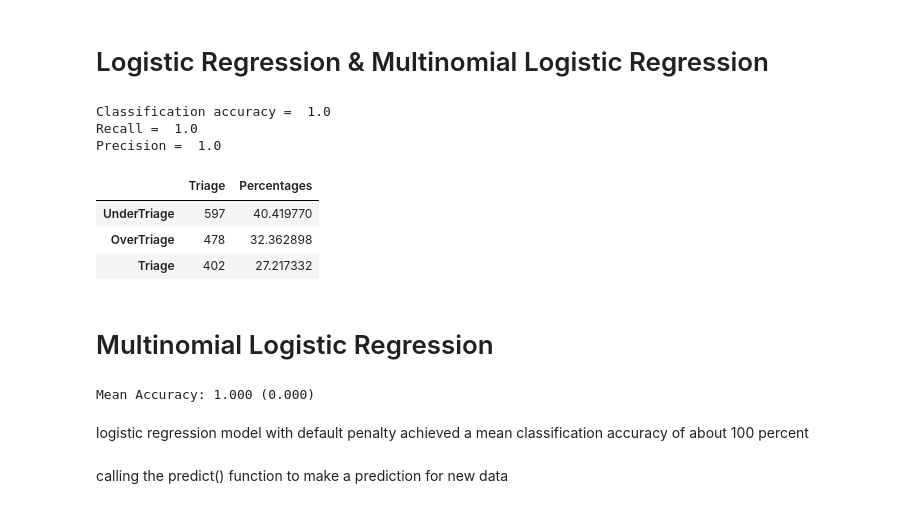
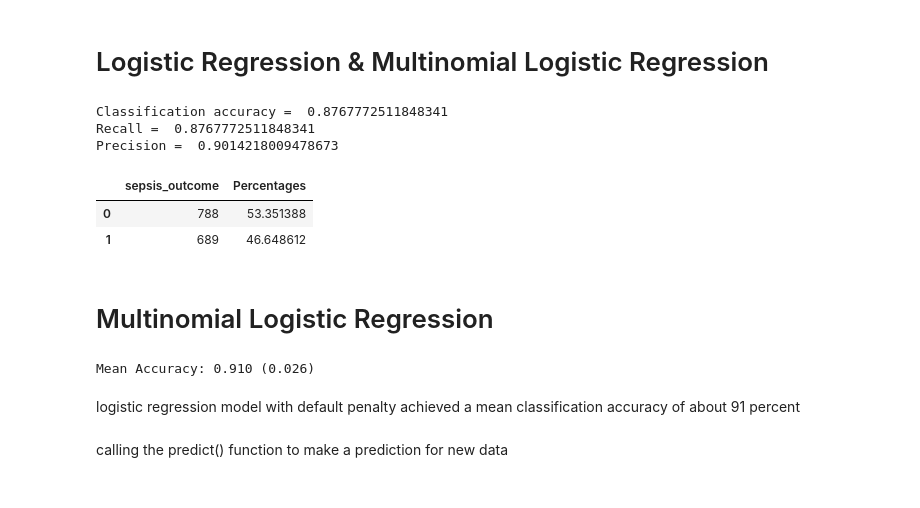
Before and after one commit to blesssong2020/Fairfax-Consultants---Summer2022-DEAN690, a Jupyter notebook: FFConsultants.ipynb, the cells around one changed output. Saved outputs shown, nothing was run; the diff lists cells and outputs as text; code cells hidden in the pictures.

```diff
--- a/FFConsultants.ipynb
+++ b/FFConsultants.ipynb
@@ -907,3 +907,8 @@ sns.heatmap(CorCoeff.isnull(), cbar=False, cmap="YlGnBu")
 plt.show()
 # %% [output]
 [figure]
+# %%
+#Lets drop irrelavant  columns:
+PdmSEPSIS.drop(['Accuracy','Triage'],axis =1,  inplace =True)
+print(PdmSEPSIS.head(3))
+print("\n info: ", PdmSEPSIS.info())
@@ -922,8 +945,8 @@ from sklearn.model_selection import GridSearchCV       # to find best hyper para
 
 from sklearn import metrics                            # to create confusion matrix
 
-X = PdmSEPSIS.drop('Triage',axis=1)
-y = PdmSEPSIS['Triage']
+X = PdmSEPSIS.drop('sepsis_outcome',axis=1)
+y = PdmSEPSIS['sepsis_outcome']
 # %%
 print ("\n Xhead: ",X.head(3))
 print ("\n yhead: ",y.head(3))
@@ -973,21 +996,20 @@ print('Classification accuracy = ',LR_accuracy)
 print('Recall = ',metrics.recall_score(y_test, y_pred_LR, average='weighted')) #average='macro' #average='micro' #average='weighted'
 print('Precision = ',metrics.precision_score(y_test, y_pred_LR, average='weighted')) #average='macro' #average='micro' #average='weighted'
 # %% [output]
-Classification accuracy =  1.0
-Recall =  1.0
-Precision =  1.0
+Classification accuracy =  0.8767772511848341
+Recall =  0.8767772511848341
+Precision =  0.9014218009478673
 # %%
 #Check the class lable distribution
 ytrain = pd.DataFrame(y_train)
 
-Class_Distribution = pd.DataFrame(ytrain['Triage'].value_counts())
-Class_Distribution['Percentages'] = (Class_Distribution['Triage']/Class_Distribution['Triage'].sum())*100
+Class_Distribution = pd.DataFrame(ytrain['sepsis_outcome'].value_counts())
+Class_Distribution['Percentages'] = (Class_Distribution['sepsis_outcome']/Class_Distribution['sepsis_outcome'].sum())*100
 Class_Distribution
 # %% [output]
-|  | Triage | Percentages |
-| UnderTriage | 597 | 40.419770 |
-| OverTriage | 478 | 32.362898 |
-| Triage | 402 | 27.217332 |
+|  | sepsis_outcome | Percentages |
+| 0 | 788 | 53.351388 |
+| 1 | 689 | 46.648612 |
 # %% [markdown]
 # Multinomial Logistic Regression
 # %%
@@ -1010,9 +1032,9 @@ n_scores = cross_val_score(model, X, y, scoring='accuracy', cv=cv, n_jobs=-1)
 # report the model performance
 print('Mean Accuracy: %.3f (%.3f)' % (mean(n_scores), std(n_scores)))
 # %% [output]
-Mean Accuracy: 1.000 (0.000)
+Mean Accuracy: 0.910 (0.026)
-# %% [markdown]
-logistic regression model with default penalty achieved a mean classification accuracy of about 100 percent
+# %% [markdown]
+logistic regression model with default penalty achieved a mean classification accuracy of about 91 percent
 # %% [markdown]
 calling the predict() function to make a prediction for new data
 # %%
```
Also changed, not shown: parts of 19 cells of this notebook.
